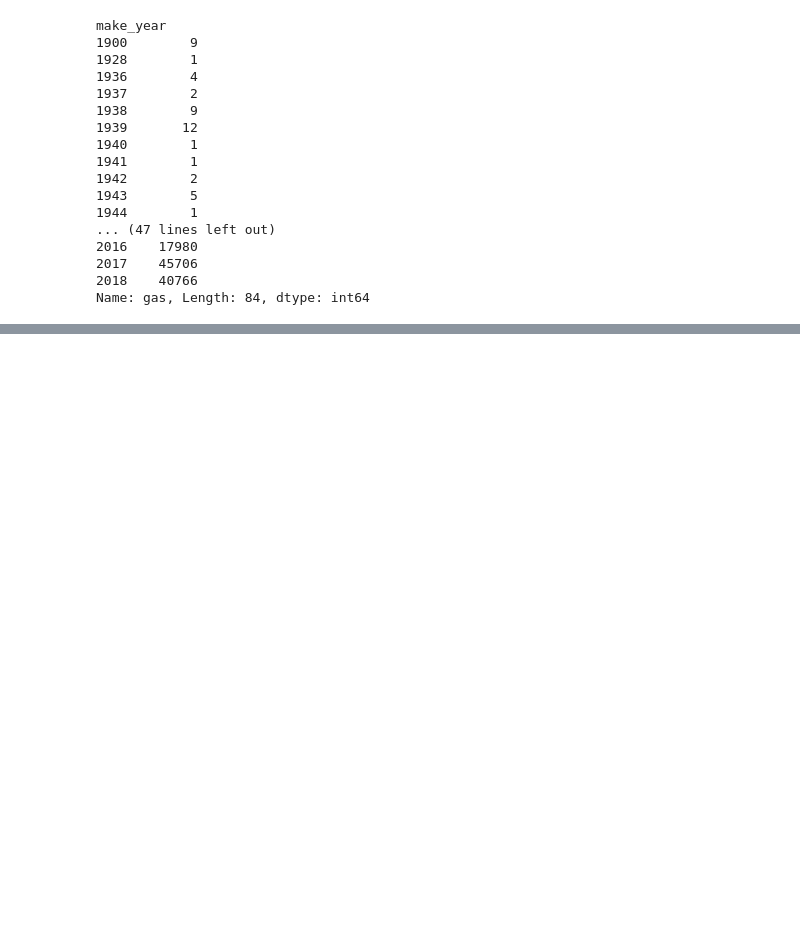
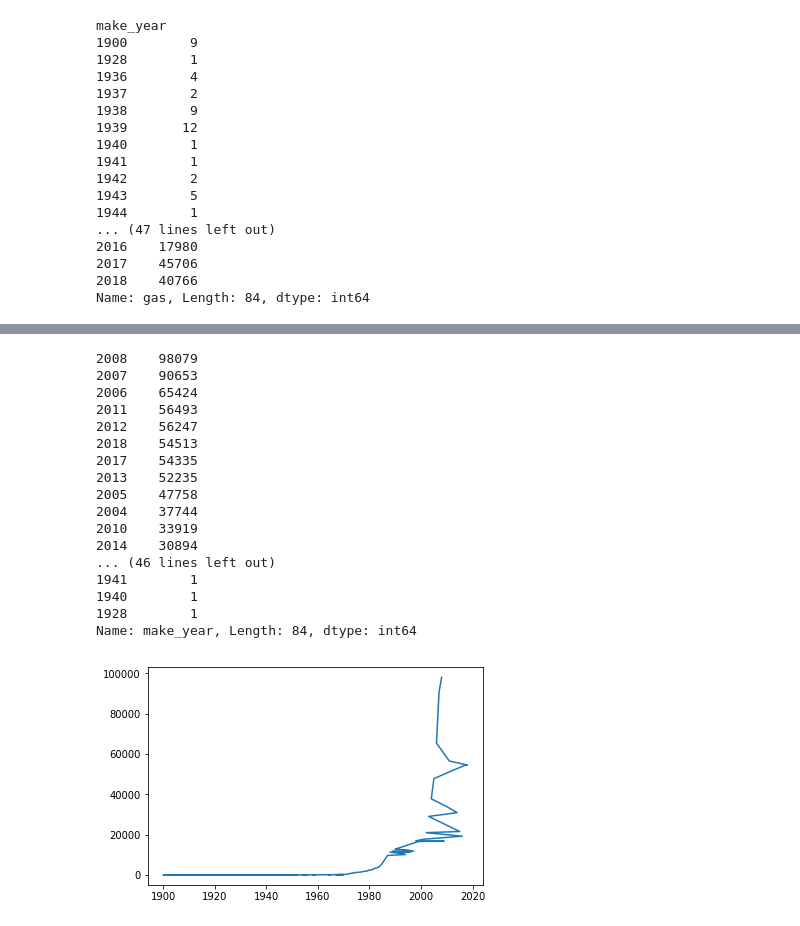
Before and after one commit to artemii-yanushevskyi/Interviews-preparation, a Jupyter notebook: Pandas.ipynb, the cells around one changed output, grey strips where cells are left out. Saved outputs shown, nothing was run; the diff lists cells and outputs as text; code cells hidden in the pictures; blank space fills up the shorter version.

```diff
--- a/Pandas.ipynb
+++ b/Pandas.ipynb
@@ -658,0 +661,23 @@ plt.plot(year_gas_count.keys(), gas_year_count_pers)
+# %%
+tr['make_year'].value_counts().plot()
+# tr['make_year'].value_counts() has to be ordered by index, not by number of cars per year
+tr['make_year'].value_counts()
+# %% [output]
+2008    98079
+2007    90653
+2006    65424
+2011    56493
+2012    56247
+2018    54513
+2017    54335
+2013    52235
+2005    47758
+2004    37744
+2010    33919
+2014    30894
+... (46 lines left out)
+1941        1
+1940        1
+1928        1
+Name: make_year, Length: 84, dtype: int64
+[figure, added]
```
Also changed, not shown: parts of 52 cells of this notebook.
